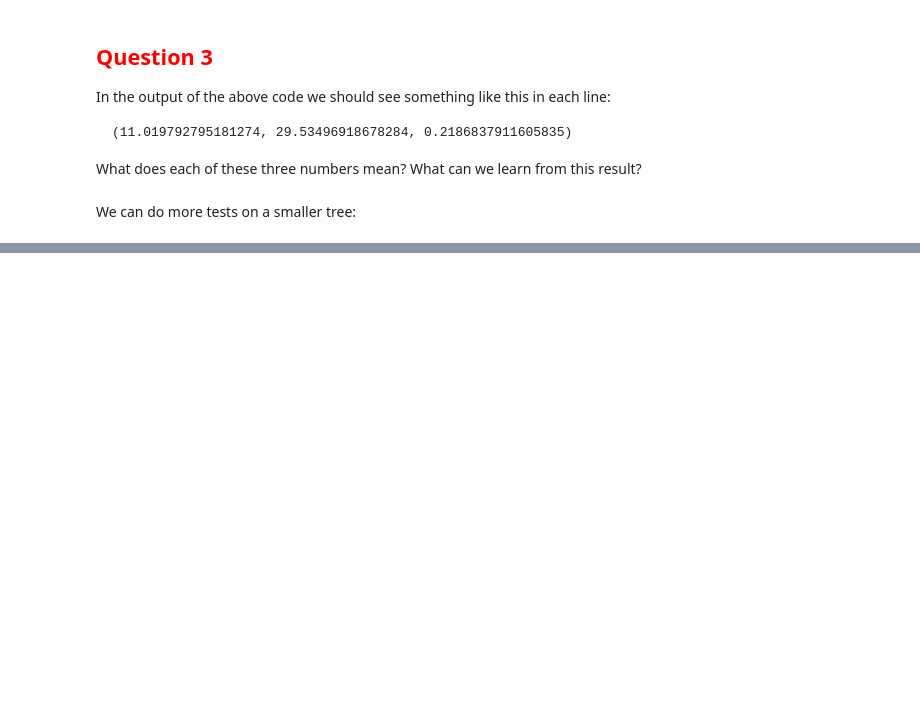
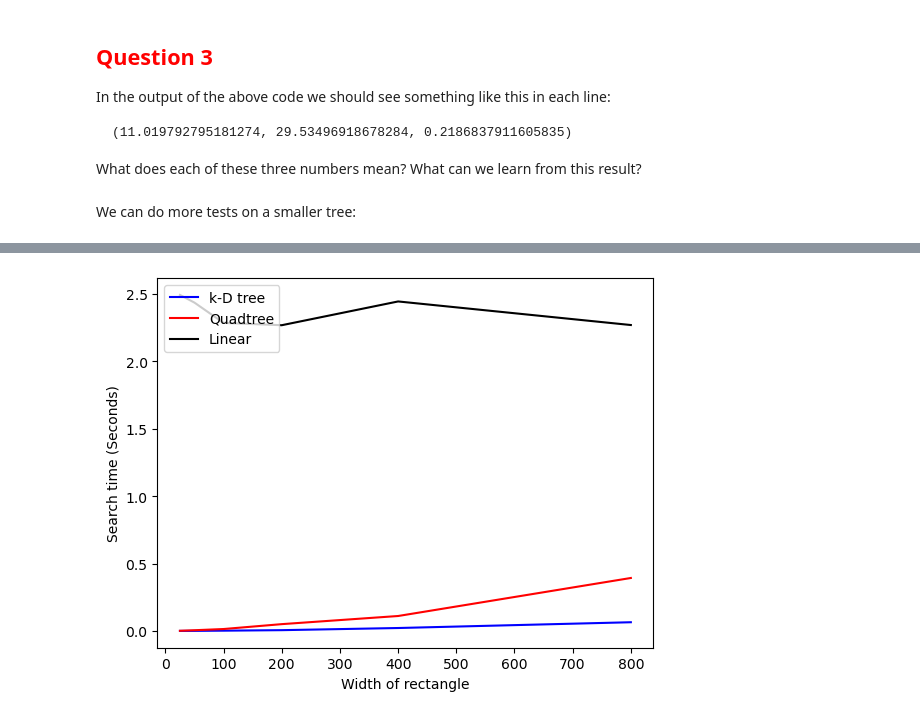
Before and after one commit to gisalgs/notebooks, a Jupyter notebook: computational_issues-colab.ipynb, the cells around one changed output, grey strips where cells are left out. Saved outputs shown, nothing was run; the diff lists cells and outputs as text; code cells hidden in the pictures; blank space fills up the shorter version.

```diff
--- a/computational_issues-colab.ipynb
+++ b/computational_issues-colab.ipynb
@@ -500,0 +851,22 @@ print(test_nn_find(n_neighbor=200, npts=250))
+# %%
+xs = []
+ttree = []
+tqtree = []
+tlinear = []
+for r in results_nn:
+    if r[0]==1000000:
+        xs.append(r[1])
+        ttree.append(r[2])
+        tqtree.append(r[3])
+        tlinear.append(r[4])
+
+plt.plot(xs, ttree, color='b', label='k-D tree')
+plt.plot(xs, tqtree, color='r', label='Quadtree')
+plt.plot(xs, tlinear, color='k', label='Linear')
+
+plt.legend(loc='upper left')
+plt.xlabel('Width of rectangle')
+plt.ylabel('Search time (Seconds)')
+plt.show()
+# %% [output]
+[figure, added]
```
Also changed, not shown: parts of 34 cells of this notebook.
